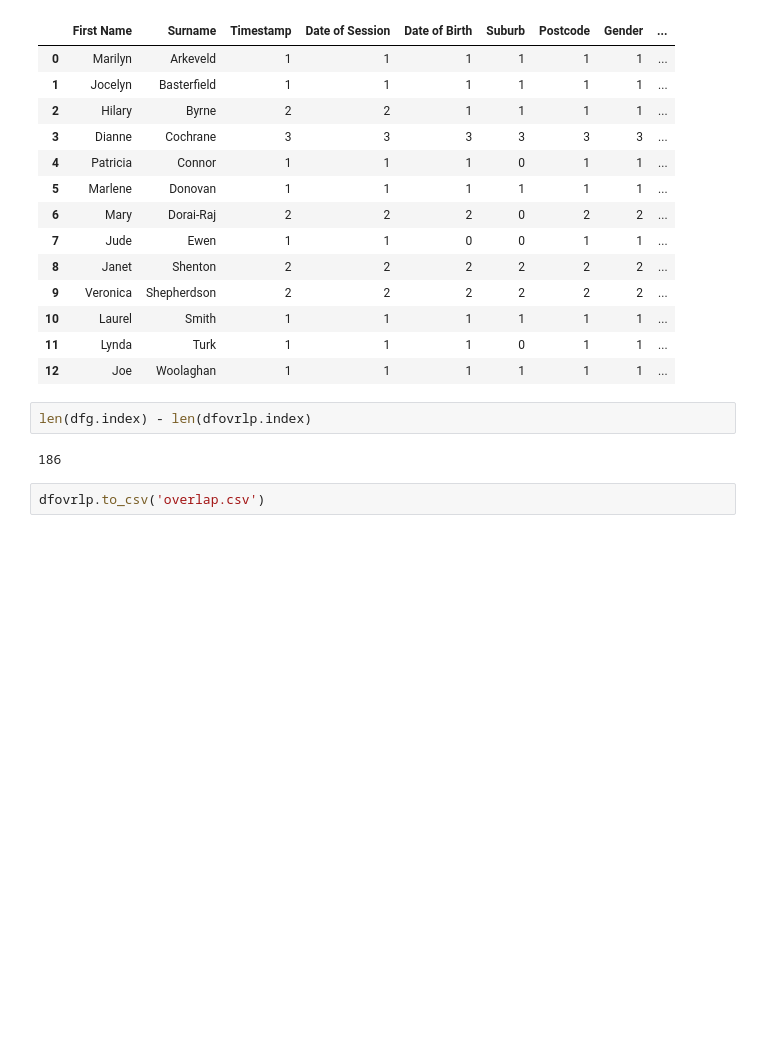
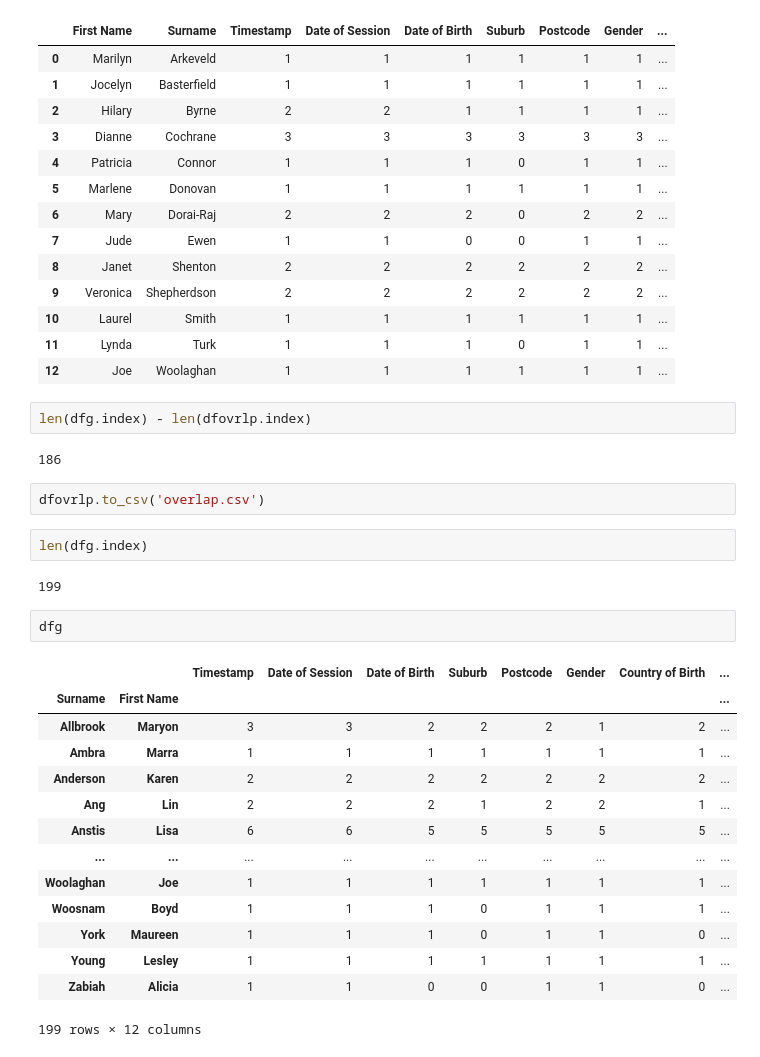
Before and after one commit to splconline/splc-scripts, a Jupyter notebook: beconnected/Count.ipynb, the cells around one changed output. Saved outputs shown, nothing was run; the diff lists cells and outputs as text; blank space fills up the shorter version.

```diff
--- a/beconnected/Count.ipynb
+++ b/beconnected/Count.ipynb
@@ -70,3 +70,24 @@ len(dfg.index) - len(dfovrlp.index)
 186
 # %%
 dfovrlp.to_csv('overlap.csv')
+# %%
+len(dfg.index)
+# %% [output]
+199
+# %%
+dfg
+# %% [output]
+|  |  | Timestamp | Date of Session | Date of Birth | Suburb | Postcode | Gender | Country of Birth | ... |
+| Surname | First Name |  |  |  |  |  |  |  | ... |
+| Allbrook | Maryon | 3 | 3 | 2 | 2 | 2 | 1 | 2 | ... |
+| Ambra | Marra | 1 | 1 | 1 | 1 | 1 | 1 | 1 | ... |
+| Anderson | Karen | 2 | 2 | 2 | 2 | 2 | 2 | 2 | ... |
+| Ang | Lin | 2 | 2 | 2 | 1 | 2 | 2 | 1 | ... |
+| Anstis | Lisa | 6 | 6 | 5 | 5 | 5 | 5 | 5 | ... |
+| ... | ... | ... | ... | ... | ... | ... | ... | ... | ... |
+| Woolaghan | Joe | 1 | 1 | 1 | 1 | 1 | 1 | 1 | ... |
+| Woosnam | Boyd | 1 | 1 | 1 | 0 | 1 | 1 | 1 | ... |
+| York | Maureen | 1 | 1 | 1 | 0 | 1 | 1 | 0 | ... |
+| Young | Lesley | 1 | 1 | 1 | 1 | 1 | 1 | 1 | ... |
+| Zabiah | Alicia | 1 | 1 | 0 | 0 | 1 | 1 | 0 | ... |
+199 rows × 12 columns
```
Also changed, not shown: 2 other files.
